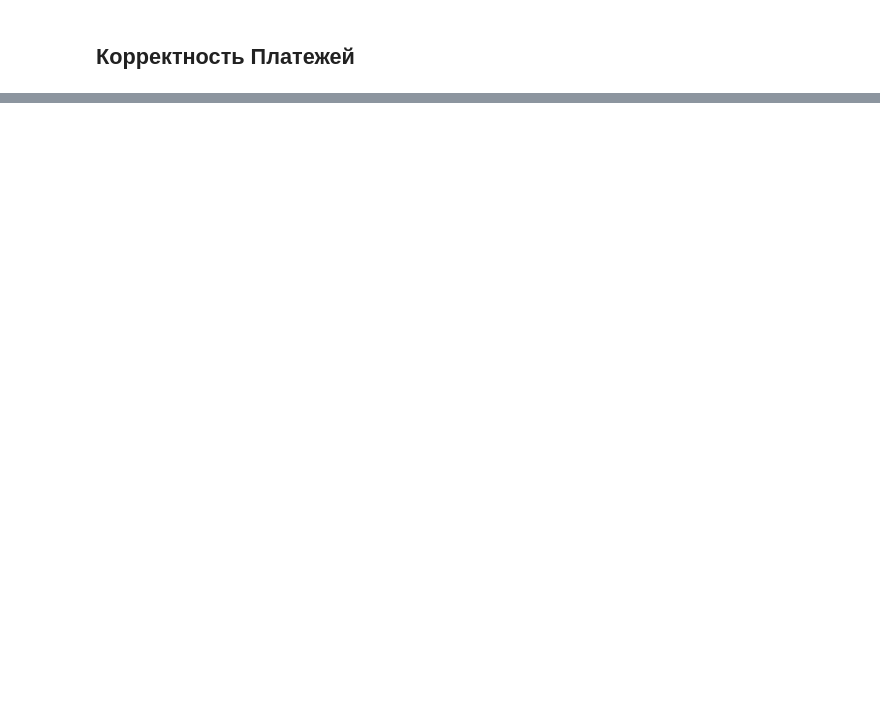
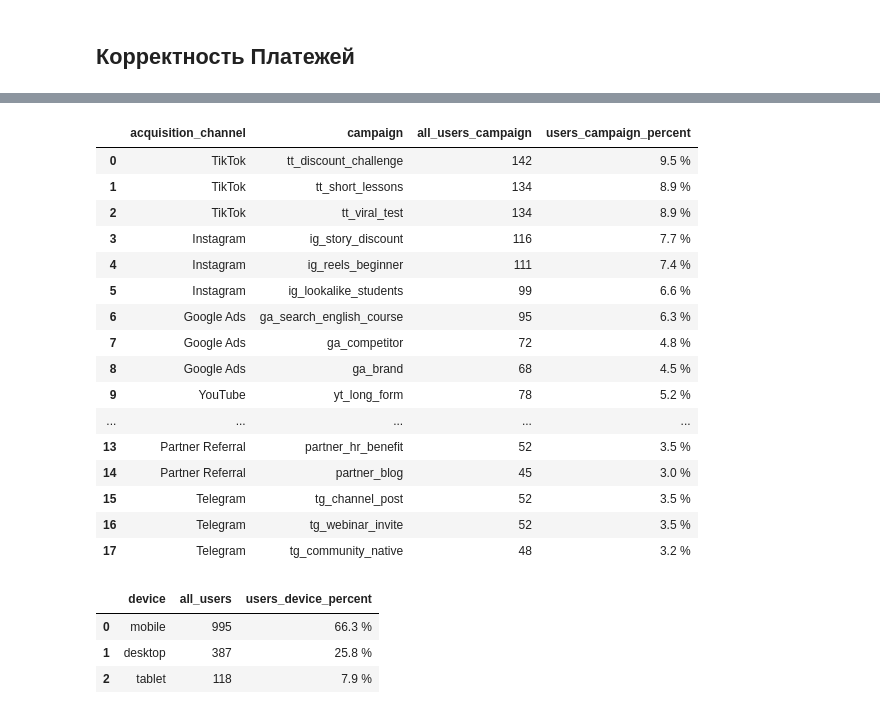
Before and after one commit to danilqwo/edtech-funnel-marketing-analysis, a Jupyter notebook: main.ipynb, the cells around one changed output, grey strips where cells are left out. Cells and saved outputs as stored; diff of their text form; code cells hidden in the pictures; blank space fills up the shorter version.

```diff
--- a/main.ipynb
+++ b/main.ipynb
@@ -276,0 +352,45 @@ pd.read_sql(query, conn)
+# %%
+
+
+query = """
+SELECT
+    acquisition_channel
+    ,campaign
+    ,COUNT(user_id) AS all_users_campaign
+    ,ROUND(COUNT(*) * 100.0 / (SELECT COUNT(*) FROM users), 1) || ' %' AS users_campaign_percent
+FROM users
+GROUP BY acquisition_channel, campaign
+ORDER BY SUM(COUNT(user_id)) OVER(PARTITION BY acquisition_channel) DESC, all_users_campaign DESC
+"""
+pd.read_sql(query, conn)
+# %% [output]
+|  | acquisition_channel | campaign | all_users_campaign | users_campaign_percent |
+| 0 | TikTok | tt_discount_challenge | 142 | 9.5 % |
+| 1 | TikTok | tt_short_lessons | 134 | 8.9 % |
+| 2 | TikTok | tt_viral_test | 134 | 8.9 % |
+| 3 | Instagram | ig_story_discount | 116 | 7.7 % |
+| 4 | Instagram | ig_reels_beginner | 111 | 7.4 % |
+| 5 | Instagram | ig_lookalike_students | 99 | 6.6 % |
+| 6 | Google Ads | ga_search_english_course | 95 | 6.3 % |
+| 7 | Google Ads | ga_competitor | 72 | 4.8 % |
+| 8 | Google Ads | ga_brand | 68 | 4.5 % |
+| 9 | YouTube | yt_long_form | 78 | 5.2 % |
+| ... | ... | ... | ... | ... |
+| 13 | Partner Referral | partner_hr_benefit | 52 | 3.5 % |
+| 14 | Partner Referral | partner_blog | 45 | 3.0 % |
+| 15 | Telegram | tg_channel_post | 52 | 3.5 % |
+| 16 | Telegram | tg_webinar_invite | 52 | 3.5 % |
+| 17 | Telegram | tg_community_native | 48 | 3.2 % |
+# %%
+query = """
+SELECT device
+,COUNT( user_id) AS all_users
+,ROUND(COUNT(*) * 100.0 / (SELECT COUNT(*) FROM users), 1)|| ' %' AS users_device_percent
+ FROM users GROUP BY device ORDER BY all_users DESC
+ """
+pd.read_sql(query, conn)
+# %% [output]
+|  | device | all_users | users_device_percent |
+| 0 | mobile | 995 | 66.3 % |
+| 1 | desktop | 387 | 25.8 % |
+| 2 | tablet | 118 | 7.9 % |
```
Also changed, not shown: parts of 28 cells of this notebook, 7 other files.
